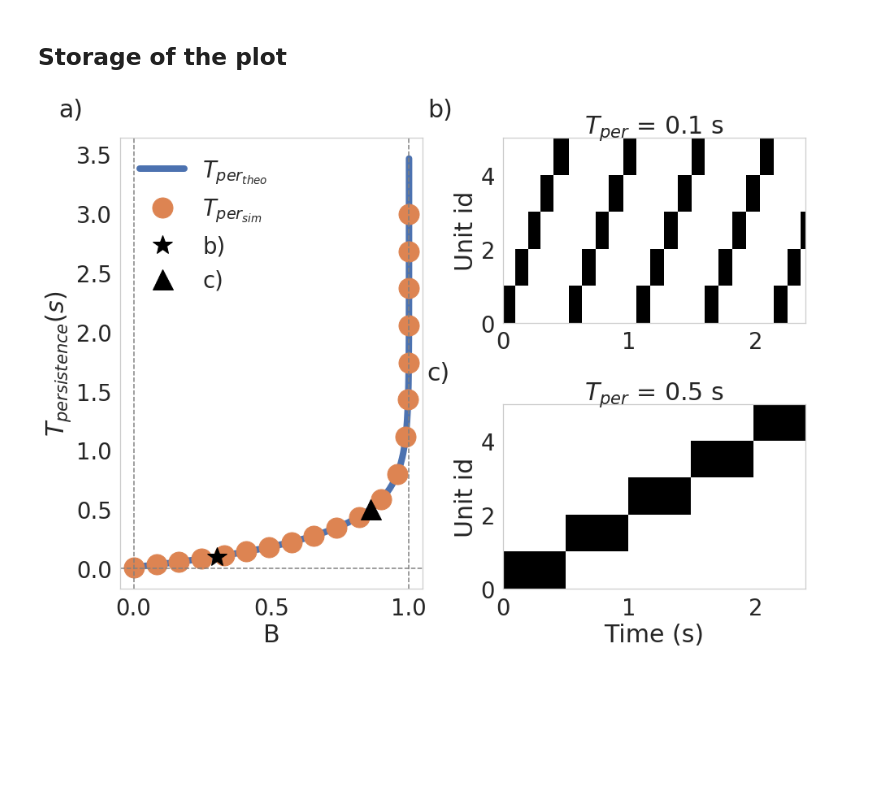
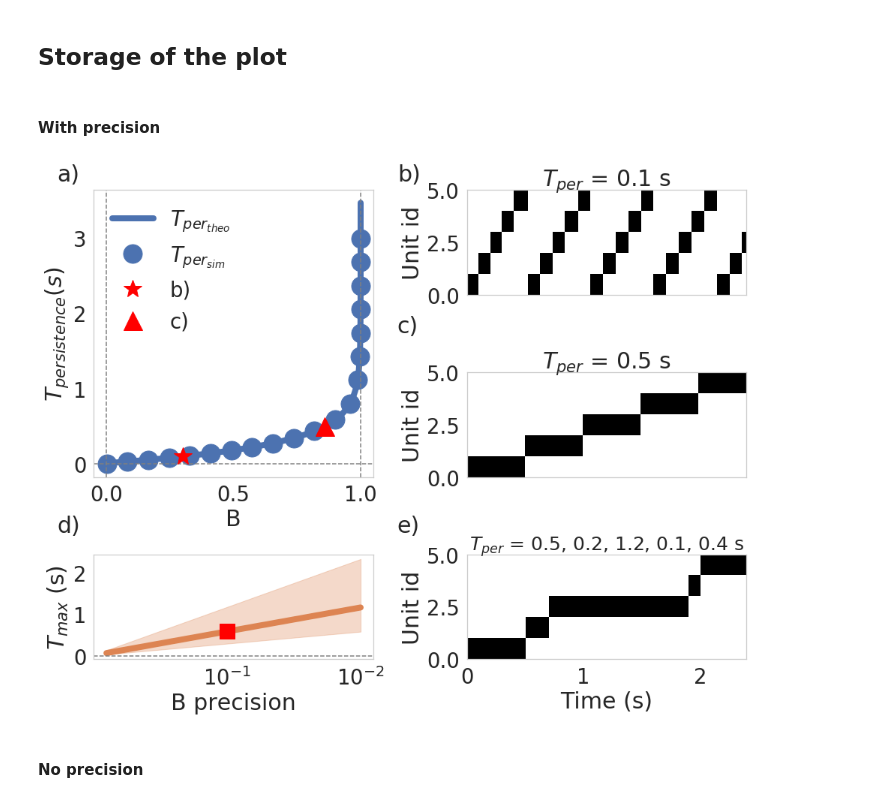
Before and after one commit to h-mayorquin/sequence_learning_paper, a Jupyter notebook: jupyter/2018-09-09(Scaling image).ipynb, the cells around one changed output. Saved outputs shown, nothing was run; the diff lists cells and outputs as text; code cells hidden in the pictures; blank space fills up the shorter version.

```diff
--- a/jupyter/2018-09-09(Scaling image).ipynb
+++ b/jupyter/2018-09-09(Scaling image).ipynb
@@ -41,6 +41,9 @@ lw = 8
 ms = 15
 alpha_graph = 0.3
 colors = sns.color_palette()
+sns.set(font_scale=2.5)
+sns.set_context(rc={"lines.linewidth": lw})
+sns.set_style("whitegrid", {'axes.grid': False})
 # %% [markdown]
 # Calculating the persistence time scaling with B
 # %% [markdown]
@@ -255,5 +532,7 @@ B2 = manager.B[3, 2]
 # %% [markdown]
 ## Storage of the plot
+# %% [markdown]
+#### With precision
 # %%
 sns.set(font_scale=2.5)
 sns.set_style("whitegrid", {'axes.grid': False})
@@ -267,13 +546,13 @@ size = 10
 show_units = True
 
 fig = plt.figure()
-gs = gridspec.GridSpec(2, 2)
+gs = gridspec.GridSpec(3, 2)
 
 # The scaling curve
-ax = fig.add_subplot(gs[:, 0])
+ax = fig.add_subplot(gs[:2, 0])
 
-ax.plot(B_theo, T, lw=lw, label=r'$T_{per_{theo}}$');
-ax.plot(B_sim, T_sim, 'o', ms=ms + 10, label=r'$T_{per_{sim}}$')
+ax.plot(B_theo, T, lw=lw, color=colors[0], label=r'$T_{per_{theo}}$');
+ax.plot(B_sim, T_sim, 'o', color=colors[0], ms=ms + 10, label=r'$T_{per_{sim}}$')
 
 
 ax.set_xlabel('B')
@@ -282,8 +561,8 @@ ax.axhline(0, ls='--', color='gray')
 ax.axvline(0, ls='--', color='gray')
 ax.axvline(1, ls='--', color='gray')
 
-ax.plot(B1, 0.100, '*', color='black', ms=ms + 10, label='b)')
-ax.plot(B2, 0.500, '^', color='black', ms=ms + 10, label='c)')
+ax.plot(B1, 0.100, '*', color='red', ms=ms + 10, label='b)')
+ax.plot(B2, 0.500, '^', color='red', ms=ms + 10, label='c)')
 
 ax.legend(frameon=False, loc=2);
 
@@ -296,37 +575,88 @@ ax1.imshow(o1.T, cmap=cmap, origin='lower', aspect='auto', extent=extent)
 ax1.set_ylabel('Unit id')
 ax1.set_title(r'$T_{per}$ = ' + str(T_persistence1) + ' s')
 
+fig.tight_layout()
+ax1.xaxis.set_ticklabels([])
+
+
 if not show_units:
     ax1.xaxis.set_ticklabels([])
     ax1.yaxis.set_ticklabels([])
 
 # The second example
 ax2 = fig.add_subplot(gs[1, 1])
 extent = [0, T_saved, 0, minicolumns]
 ax2.imshow(o2.T, cmap=cmap, origin='lower', aspect='auto', extent=extent)
 
-ax2.set_xlabel('Time (s)')
 ax2.set_ylabel('Unit id')
 ax2.set_title(r'$T_{per}$ = ' + str(T_persistence2) + ' s')
+ax2.xaxis.set_ticklabels([])
+
+# Variable time
+ax3 = fig.add_subplot(gs[2, 1])
+extent = [0, T_saved, 0, minicolumns]
+ax3.imshow(o3, cmap=cmap, origin='lower', aspect='auto', extent=extent)
+
+ax3.set_xlabel('Time (s)')
+ax3.set_ylabel('Unit id')
+aux_text = '0.5, 0.2, 1.2, 0.1, 0.4 s'
+ax3.set_title(r'$T_{per}$ = ' + aux_text, fontsize=25)
+
 
 if not show_units:
     ax2.xaxis.set_ticklabels([])
     ax2.yaxis.set_ticklabels([])
 
 
-fig.tight_layout()
+precision = np.logspace(-0.1, -2.0, num=35)
+B_max = 1 - precision
+B_max
+
+T_range = tau_a * (np.log(1 / (1 - B_max)) + np.log(1 / (1 - r)))
+T_range_max = 2 * T_range
+T_range_min = 0.5 * T_range
+
+ax = fig.add_subplot(gs[2, 0])
+
+ax.plot(precision, T_range, lw=lw, color=colors[1])
+ax.fill_between(precision, T_range_min, T_range_max, color=colors[1] ,alpha=alpha_graph)
+ax.set_xscale('log')
+ax.set_xlabel('B precision')
+ax.set_ylabel(r'$T_{max}$ (s)')
+ax.invert_xaxis()
+
+T1 = tau_a * (np.log(1 / (1 - 0.9)) + np.log(1 / (1 - r)))
+T2 = tau_a * (np.log(1 / (1 - 0.99)) + np.log(1 / (1 - r)))
+ax.plot(0.1, T1, 's', color='red', ms=ms + 5)
+#ax.plot(0.01, T2, 'D', color='red', ms=ms + 5)
+
+
+ax.axhline(0, ls='--', color='gray')
+ax.axvline(0, ls='--', color='gray')
+
+ylabels_points = [0, 1, 2]
+ylocations = ylabels_points
+ylabels_string = [f'{y}' for y in ylabels_points]
+ax.yaxis.set_major_locator(plt.FixedLocator(ylocations))
+ax.yaxis.set_major_formatter(plt.FixedFormatter(ylabels_string))
+
+
 
 if captions:
     size = 30
-    fig.text(0.05, 0.95, 'a)', size=size)
-    fig.text(0.50, 0.95, 'b)', size=size)
-    fig.text(0.50, 0.50, 'c)', size=size)
+    fig.text(0.05, 0.93, 'a)', size=size)
+    fig.text(0.50, 0.93, 'b)', size=size)
+    fig.text(0.50, 0.65, 'c)', size=size)
+    fig.text(0.05, 0.28, 'd)', size=size)
+    fig.text(0.50, 0.28, 'e)', size=size)
 
 if save:
     directory = '../plot_producers/'
     file_name = 'persistent_times'
     format_string = '.pdf'
     string_to_save = directory + file_name + format_string
     fig.savefig(string_to_save, frameon=False, dpi=110, bbox_inches='tight')
 # %% [output]
-[figure, old version]
+[figure, new version]
+# %% [markdown]
+#### No precision
```
Also changed, not shown: parts of 33 cells of this notebook, 16 other files.
